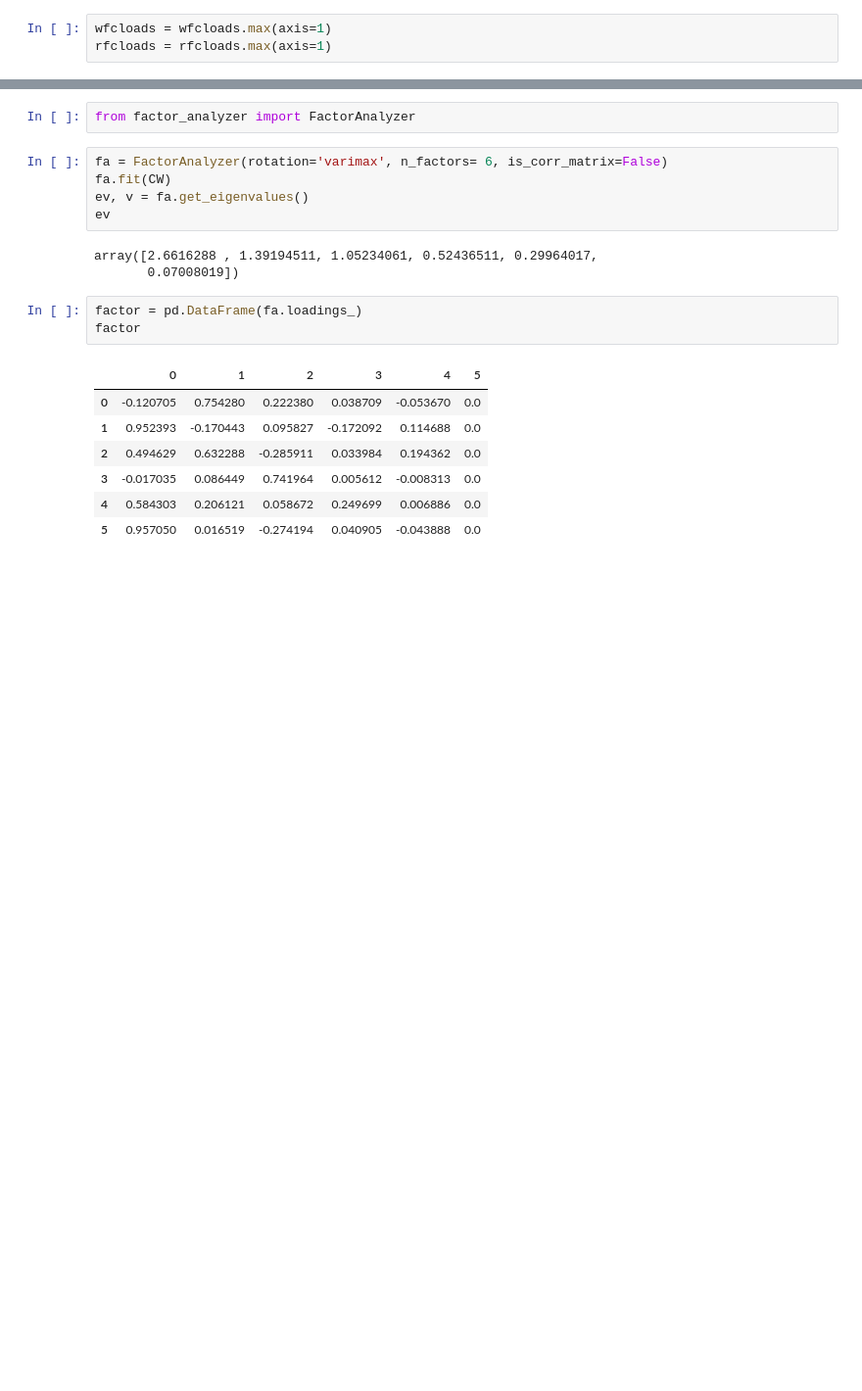
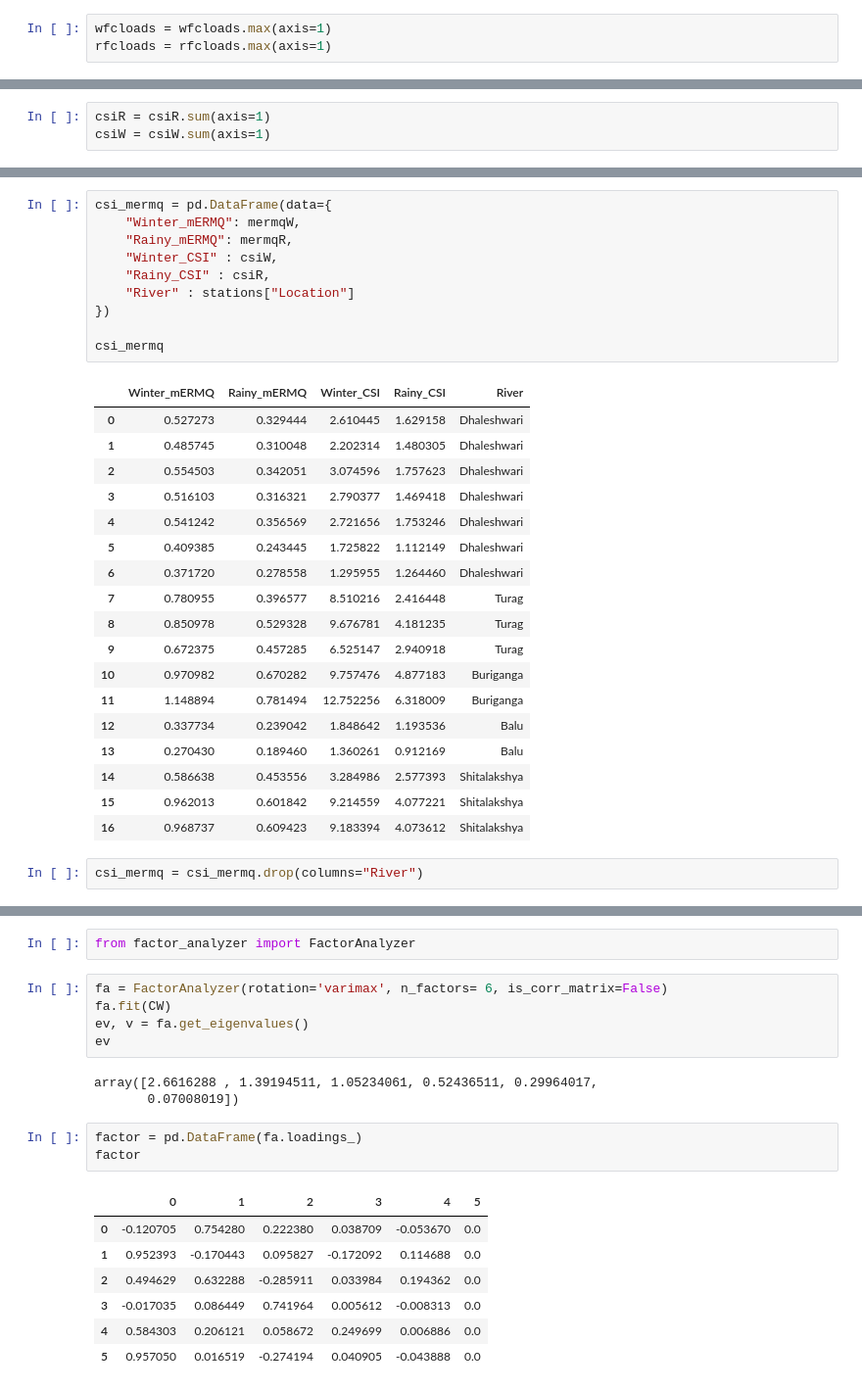
Before and after one commit to rakibhhridoy/OnGoingStudy, a Jupyter notebook: Five_Rivers/Python/sample.ipynb, the cells around one changed output, grey strips where cells are left out. Shown at 98% size. Cells and saved outputs as stored; diff of their text form; blank space fills up the shorter version.

```diff
--- a/Five_Rivers/Python/sample.ipynb
+++ b/Five_Rivers/Python/sample.ipynb
@@ -2173,0 +2516,3 @@ dtype: float64
+# %%
+csiR = csiR.sum(axis=1)
+csiW = csiW.sum(axis=1)
@@ -2173,0 +2588,31 @@ dtype: float64
+# %%
+csi_mermq = pd.DataFrame(data={
+    "Winter_mERMQ": mermqW,
+    "Rainy_mERMQ": mermqR,
+    "Winter_CSI" : csiW,
+    "Rainy_CSI" : csiR,
+    "River" : stations["Location"]
+})
+
+csi_mermq
+# %% [output]
+|  | Winter_mERMQ | Rainy_mERMQ | Winter_CSI | Rainy_CSI | River |
+| 0 | 0.527273 | 0.329444 | 2.610445 | 1.629158 | Dhaleshwari |
+| 1 | 0.485745 | 0.310048 | 2.202314 | 1.480305 | Dhaleshwari |
+| 2 | 0.554503 | 0.342051 | 3.074596 | 1.757623 | Dhaleshwari |
+| 3 | 0.516103 | 0.316321 | 2.790377 | 1.469418 | Dhaleshwari |
+| 4 | 0.541242 | 0.356569 | 2.721656 | 1.753246 | Dhaleshwari |
+| 5 | 0.409385 | 0.243445 | 1.725822 | 1.112149 | Dhaleshwari |
+| 6 | 0.371720 | 0.278558 | 1.295955 | 1.264460 | Dhaleshwari |
+| 7 | 0.780955 | 0.396577 | 8.510216 | 2.416448 | Turag |
+| 8 | 0.850978 | 0.529328 | 9.676781 | 4.181235 | Turag |
+| 9 | 0.672375 | 0.457285 | 6.525147 | 2.940918 | Turag |
+| 10 | 0.970982 | 0.670282 | 9.757476 | 4.877183 | Buriganga |
+| 11 | 1.148894 | 0.781494 | 12.752256 | 6.318009 | Buriganga |
+| 12 | 0.337734 | 0.239042 | 1.848642 | 1.193536 | Balu |
+| 13 | 0.270430 | 0.189460 | 1.360261 | 0.912169 | Balu |
+| 14 | 0.586638 | 0.453556 | 3.284986 | 2.577393 | Shitalakshya |
+| 15 | 0.962013 | 0.601842 | 9.214559 | 4.077221 | Shitalakshya |
+| 16 | 0.968737 | 0.609423 | 9.183394 | 4.073612 | Shitalakshya |
+# %%
+csi_mermq = csi_mermq.drop(columns="River")
```
Also changed, not shown: parts of 53 cells of this notebook, 19 other files.
